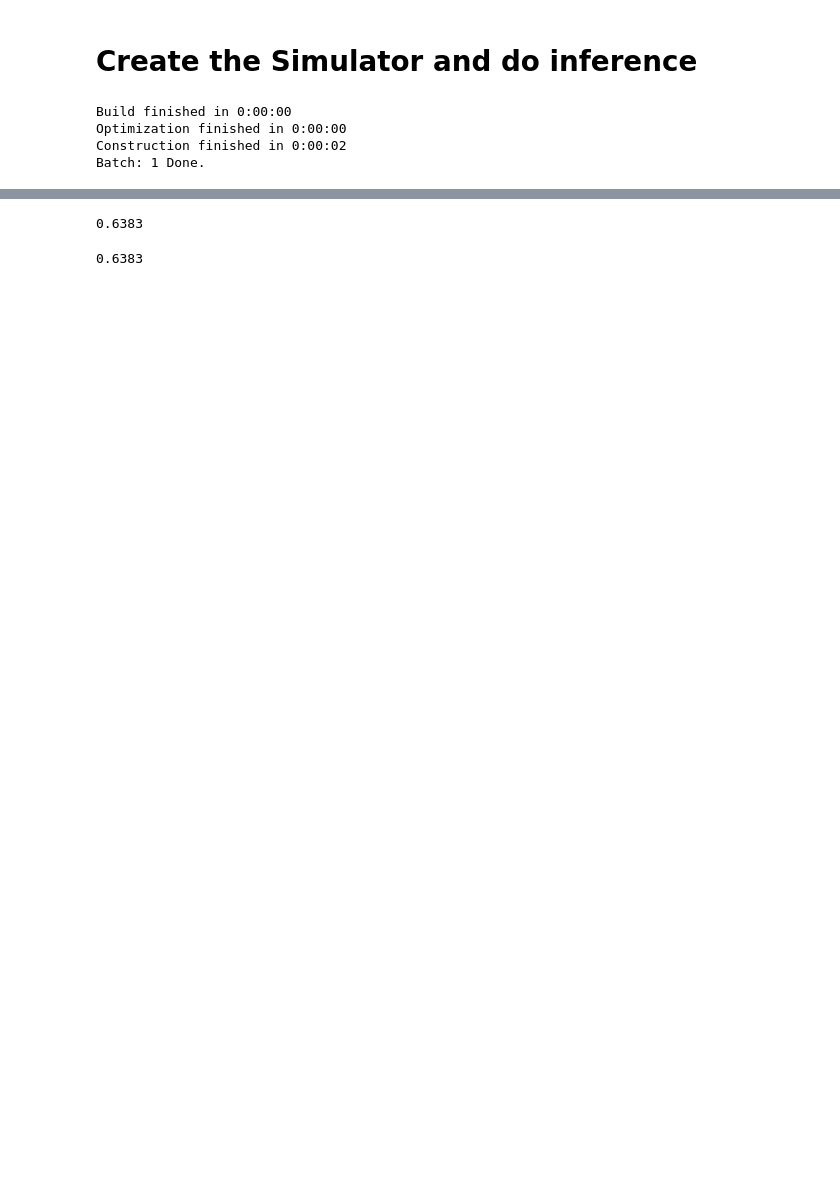
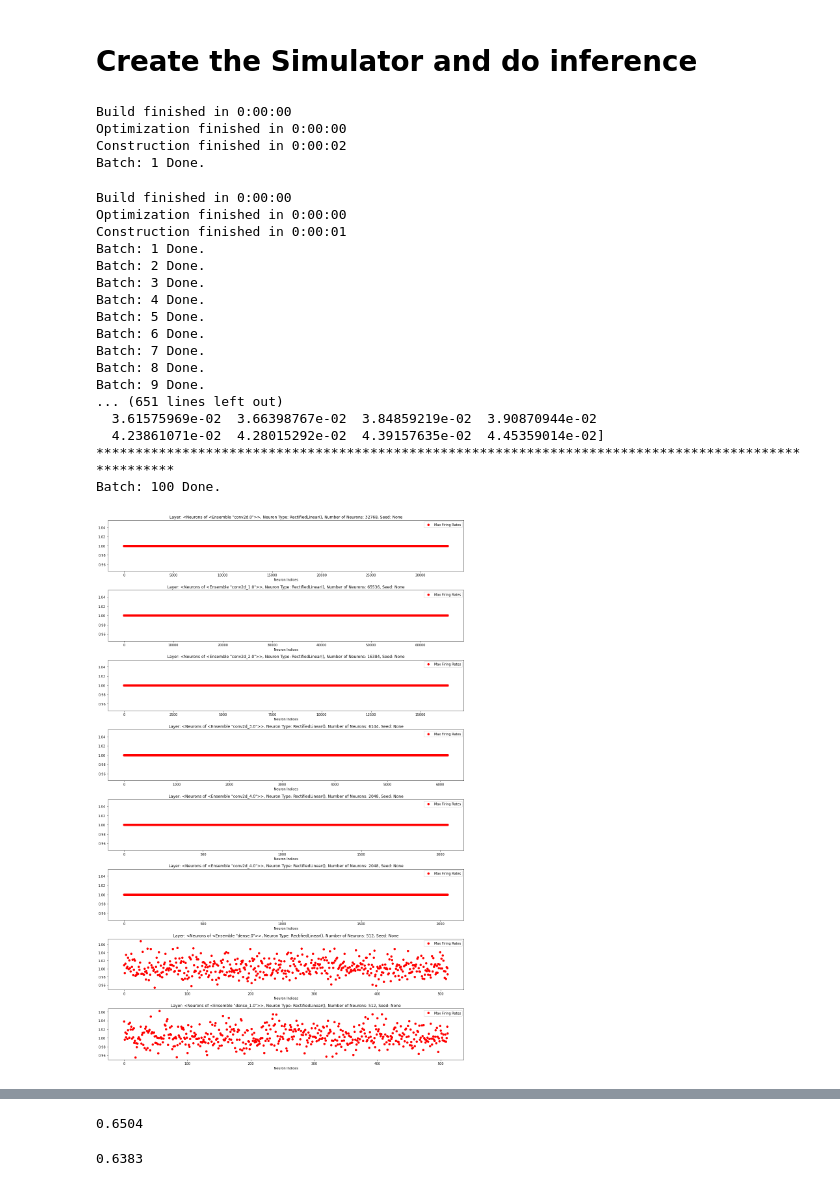
Before and after one commit to R-Gaurav/SpikingMaxPooling, a Jupyter notebook: src/nengo_dl_test/nengo_dl_test.ipynb, the cells around one changed output, grey strips where cells are left out. Saved outputs shown, nothing was run; the diff lists cells and outputs as text; code cells hidden in the pictures; blank space fills up the shorter version.

```diff
--- a/src/nengo_dl_test/nengo_dl_test.ipynb
+++ b/src/nengo_dl_test/nengo_dl_test.ipynb
@@ -47,3 +54,71 @@ Build finished in 0:00:00
 Optimization finished in 0:00:00
 Construction finished in 0:00:02
 Batch: 1 Done.
+# %%
+ndl_model_otpt = []
+ndl_model_spks = []
+
+with nengo_model.net:
+  nengo_dl.configure_settings(stateful=False)
+
+with nengo_dl.Simulator(
+  nengo_model.net, minibatch_size=ngo_cfg["test_batch_size"], progress_bar=True, seed=SEED) as sim:
+  nengo_input = nengo_probes_obj_lst[0]
+  nengo_output = nengo_probes_obj_lst[-1]
+  batch_num=1
+  for batch in batches:
+    sim_data = sim.predict_on_batch({nengo_input: batch[0]})
+    for y_true, y_pred in zip(batch[1], sim_data[nengo_output]):
+      ndl_model_otpt.append((np.argmax([y_true]), np.argmax(y_pred[-1]), y_pred))
+    if batch_num == 1: # Collect only for one batch, else memory consumption is too high.
+      mdl_spks = collect_sim_data_spikes(nengo_probes_obj_lst, sim_data)
+      ndl_model_spks.extend(mdl_spks)
+    print("Batch: %s Done." % batch_num)
+    batch_num += 1
+    if batch_num == 100:
+        layers = list(nengo_model.layers.dict.values())[1:-1]
+        fig, axs = plt.subplots(len(layers), figsize=(16, 3*len(layers)))
+        fig1, axs1 = plt.subplots(len(layers), figsize=(16, 3*len(layers)))
+        for i, layer in enumerate(layers):
+            ens = layer.ensemble
+            axs[i].set_title("Layer: {0}, Neuron Type: {1}, Number of Neurons: {2}, Seed: {3}".format(
+                ens.neurons, ens.neuron_type, ens.n_neurons, ens.seed))
+            axs[i].plot(sim.data[ens].max_rates, 'ro', label="Max Firing Rates")
+            print("Layer: {0}, Neuron Type: {1}, Number of Neurons: {2}, Seed: {3}".format(
+                ens.neurons, ens.neuron_type, ens.n_neurons, ens.seed))
+            print("Unique Encoders: {}".format(np.unique(sim.data[ens].encoders)))
+            print("Unique Scaled Encoders: {}".format(np.unique(sim.data[ens].scaled_encoders)))
+            print("Unique bias: {}".format(np.unique(sim.data[ens].bias)))
+            print("Unique gain: {}".format(np.unique(sim.data[ens].gain)))
+            print("Unique intercepts: {}".format(np.unique(sim.data[ens].intercepts)))
+            axs[i].legend()
+            axs[i].set_xlabel("Neuron Indices")
+            print("*"*100)
+            axs1[i].set_title("Tuning Curves for {}".format(ens.neurons))
+            x, act_mat = nengo.utils.ensemble.tuning_curves(ens, sim)
+            for j in range(ens.n_neurons):
+                axs1[i].plot(act_mat[:, j])
+            axs1[i].set_xlabel("x - values")
+        fig.tight_layout()
+        fig.show()
+        fig1.tight_layout()
+        fig1.show()
+# %% [output]
+Build finished in 0:00:00
+Optimization finished in 0:00:00
+Construction finished in 0:00:01
+Batch: 1 Done.
+Batch: 2 Done.
+Batch: 3 Done.
+Batch: 4 Done.
+Batch: 5 Done.
+Batch: 6 Done.
+Batch: 7 Done.
+Batch: 8 Done.
+Batch: 9 Done.
+... (651 lines left out)
+  3.61575969e-02  3.66398767e-02  3.84859219e-02  3.90870944e-02
+  4.23861071e-02  4.28015292e-02  4.39157635e-02  4.45359014e-02]
+****************************************************************************************************
+Batch: 100 Done.
+[figure, added]
@@ -59,7 +135,7 @@ for y_true, y_pred, _ in ndl_model_otpt:
 
 print(acc/10000)
 # %% [output]
-0.6383
+0.6504
 # %%
 # SFR = 1, N_STEPS=80, ACC: 10% random (No layer spikes)
 # SFR = 50, N_STEPS=80, ACC: 42.1 (output layer starts spiking after 70ms)
```
Also changed, not shown: parts of 3 cells of this notebook, 6 other files.
